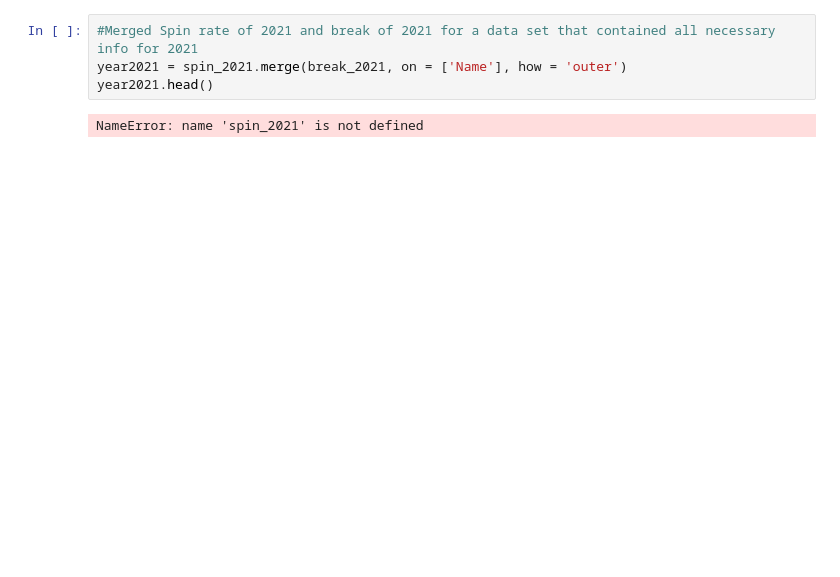
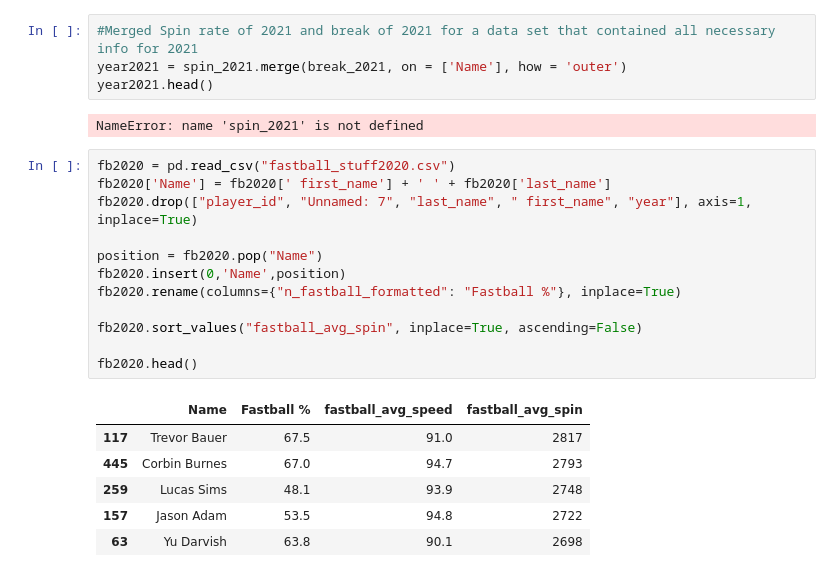
Before and after one commit to Jesparza17/Jesparza17, a Jupyter notebook: Project Notebook.ipynb, the cells around one changed output. Saved outputs shown, nothing was run; the diff lists cells and outputs as text; blank space fills up the shorter version.

```diff
--- a/Project Notebook.ipynb
+++ b/Project Notebook.ipynb
@@ -125,3 +125,22 @@ year2021 = spin_2021.merge(break_2021, on = ['Name'], how = 'outer')
 year2021.head()
 # %% [output]
 NameError: name 'spin_2021' is not defined
+# %%
+fb2020 = pd.read_csv("fastball_stuff2020.csv")
+fb2020['Name'] = fb2020[' first_name'] + ' ' + fb2020['last_name']
+fb2020.drop(["player_id", "Unnamed: 7", "last_name", " first_name", "year"], axis=1, inplace=True)
+
+position = fb2020.pop("Name")
+fb2020.insert(0,'Name',position)
+fb2020.rename(columns={"n_fastball_formatted": "Fastball %"}, inplace=True)
+
+fb2020.sort_values("fastball_avg_spin", inplace=True, ascending=False)
+
+fb2020.head()
+# %% [output]
+|  | Name | Fastball % | fastball_avg_speed | fastball_avg_spin |
+| 117 | Trevor Bauer | 67.5 | 91.0 | 2817 |
+| 445 | Corbin Burnes | 67.0 | 94.7 | 2793 |
+| 259 | Lucas Sims | 48.1 | 93.9 | 2748 |
+| 157 | Jason Adam | 53.5 | 94.8 | 2722 |
+| 63 | Yu Darvish | 63.8 | 90.1 | 2698 |
```
Also changed, not shown: parts of 8 cells of this notebook.
